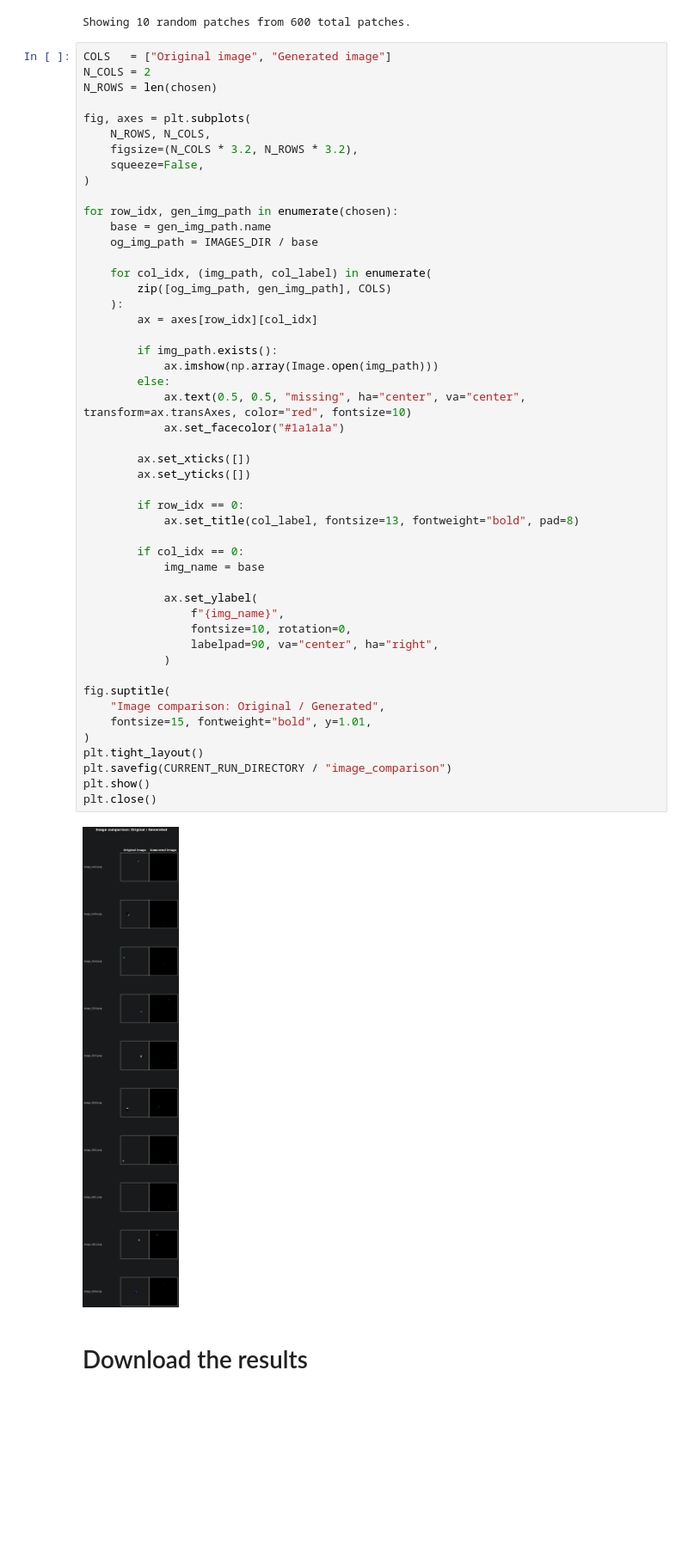
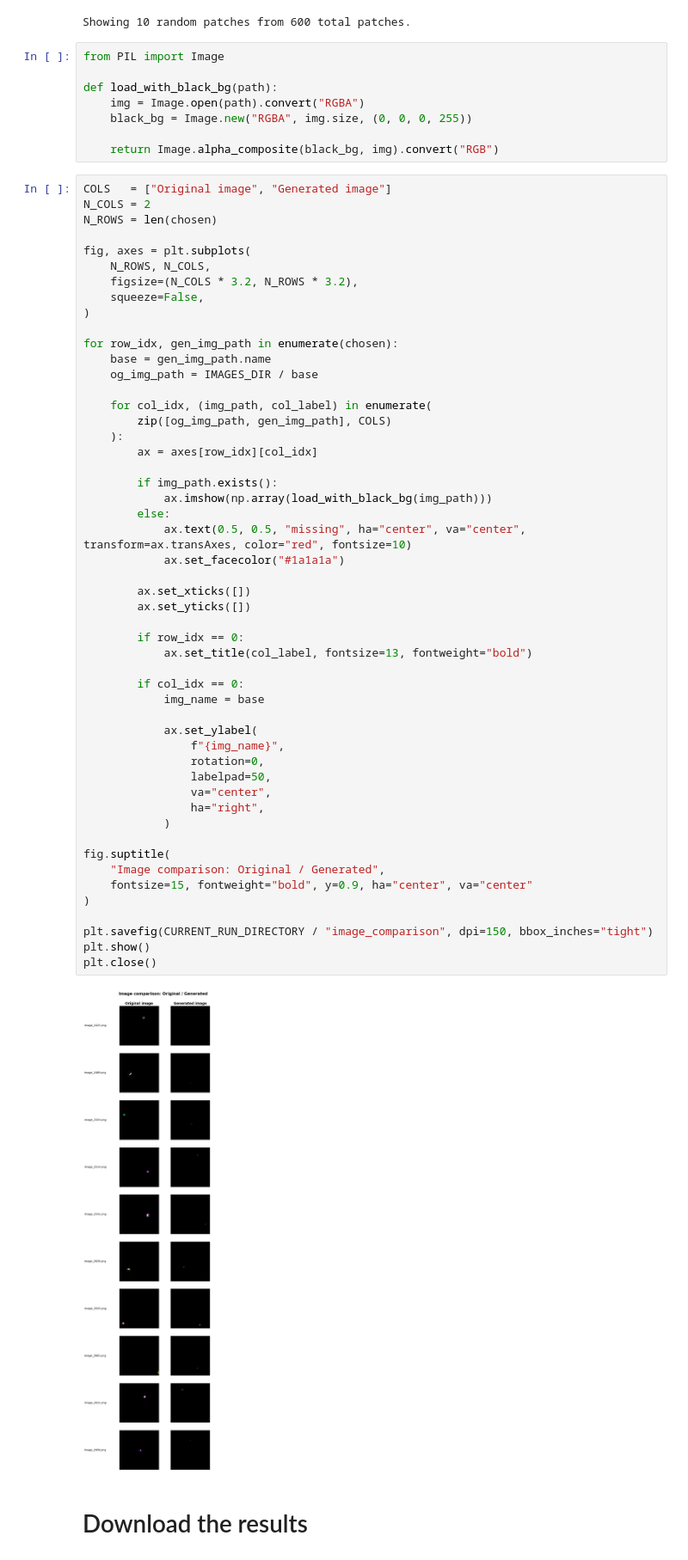
Before and after one commit to FilipLangiewicz/AIComputerGraphics, a Jupyter notebook: project3-rendering/diffusion_model/pipeline.ipynb, the cells around one changed output. Shown at 86% size. Saved outputs shown, nothing was run; the diff lists cells and outputs as text; blank space fills up the shorter version.

```diff
--- a/project3-rendering/diffusion_model/pipeline.ipynb
+++ b/project3-rendering/diffusion_model/pipeline.ipynb
@@ -479,6 +482,14 @@ chosen.sort()
 print(f"Showing {len(chosen)} random patches from {len(output_files)} total patches.")
 # %% [output]
 Showing 10 random patches from 600 total patches.
+# %%
+from PIL import Image
+
+def load_with_black_bg(path):
+    img = Image.open(path).convert("RGBA")
+    black_bg = Image.new("RGBA", img.size, (0, 0, 0, 255))
+
+    return Image.alpha_composite(black_bg, img).convert("RGB")
 # %%
 COLS   = ["Original image", "Generated image"]
 N_COLS = 2
@@ -495,41 +506,43 @@ for row_idx, gen_img_path in enumerate(chosen):
     og_img_path = IMAGES_DIR / base
 
     for col_idx, (img_path, col_label) in enumerate(
         zip([og_img_path, gen_img_path], COLS)
     ):
         ax = axes[row_idx][col_idx]
 
         if img_path.exists():
-            ax.imshow(np.array(Image.open(img_path)))
+            ax.imshow(np.array(load_with_black_bg(img_path)))
         else:
             ax.text(0.5, 0.5, "missing", ha="center", va="center", transform=ax.transAxes, color="red", fontsize=10)
             ax.set_facecolor("#1a1a1a")
 
         ax.set_xticks([])
         ax.set_yticks([])
 
         if row_idx == 0:
-            ax.set_title(col_label, fontsize=13, fontweight="bold", pad=8)
+            ax.set_title(col_label, fontsize=13, fontweight="bold")
 
         if col_idx == 0:
             img_name = base
 
             ax.set_ylabel(
                 f"{img_name}",
-                fontsize=10, rotation=0,
-                labelpad=90, va="center", ha="right",
+                rotation=0,
+                labelpad=50,
+                va="center",
+                ha="right",
             )
 
 fig.suptitle(
     "Image comparison: Original / Generated",
-    fontsize=15, fontweight="bold", y=1.01,
+    fontsize=15, fontweight="bold", y=0.9, ha="center", va="center"
 )
-plt.tight_layout()
-plt.savefig(CURRENT_RUN_DIRECTORY / "image_comparison")
+
+plt.savefig(CURRENT_RUN_DIRECTORY / "image_comparison", dpi=150, bbox_inches="tight")
 plt.show()
 plt.close()
 # %% [output]
-[figure, old version]
+[figure, new version]
 # %% [markdown]
 # Download the results
 # %%
```
Also changed, not shown: parts of 5 cells of this notebook, 2 other files.
